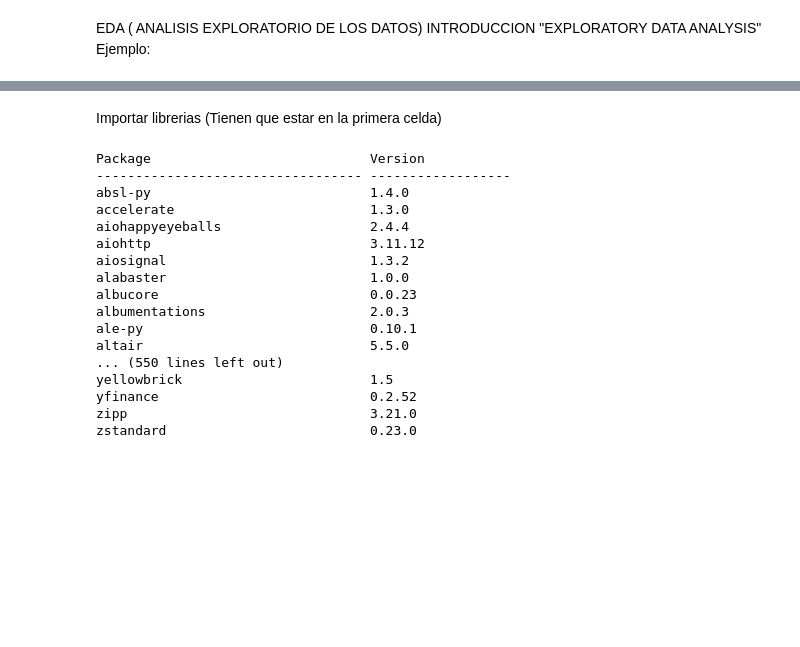
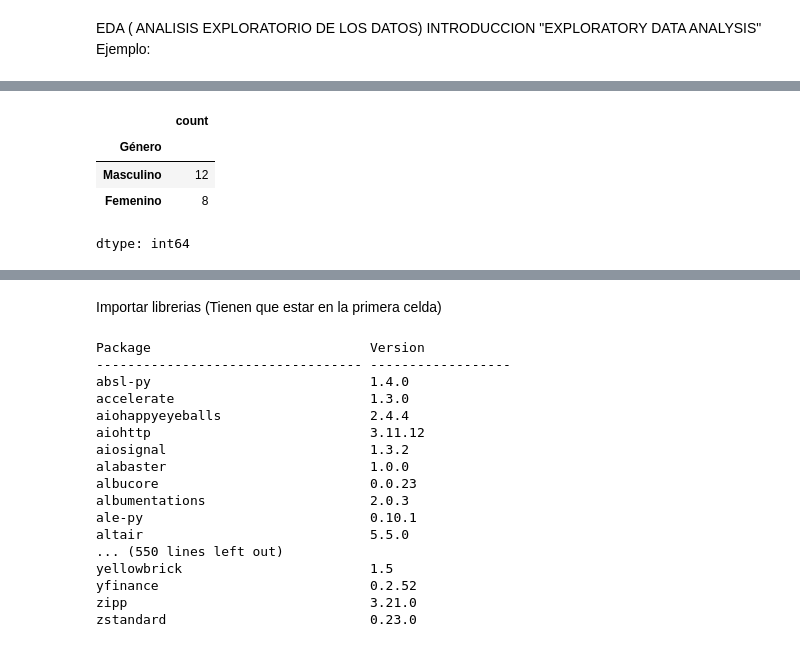
Before and after one commit to IVANV341/Curso-inteligencia-artificial, a Jupyter notebook: EDA_Apuntes_de_clase.ipynb, the cells around one changed output, grey strips where cells are left out. Drawn from its saved outputs; the diff is of its cells as text; code cells hidden in the pictures; blank space fills up the shorter version.

```diff
--- a/EDA_Apuntes_de_clase.ipynb
+++ b/EDA_Apuntes_de_clase.ipynb
@@ -5,0 +85,8 @@ Ejemplo:
+# %%
+df['Género'].value_counts()
+# %% [output]
+|  | count |
+| Género |  |
+| Masculino | 12 |
+| Femenino | 8 |
+dtype: int64
```
Also changed, not shown: parts of 10 cells of this notebook.
